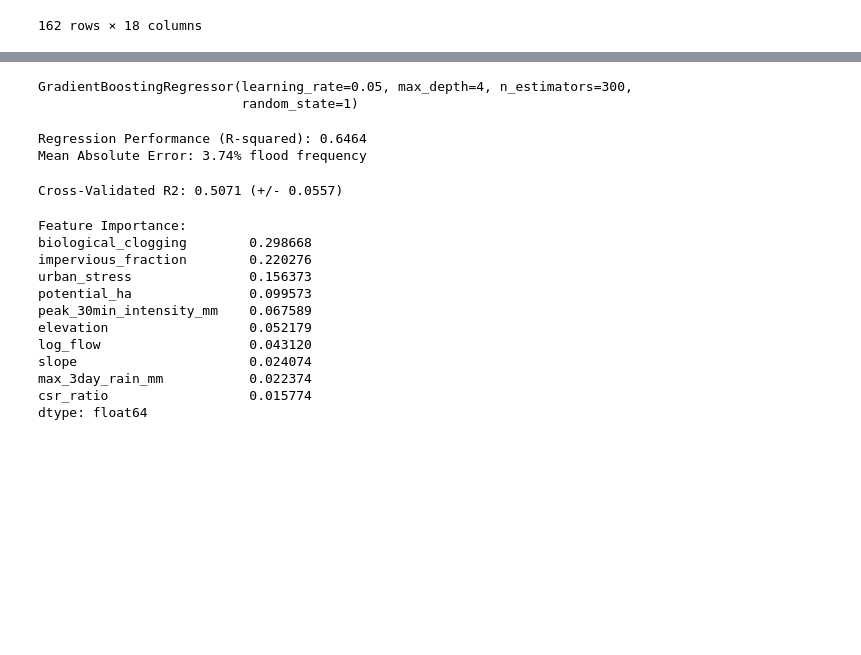
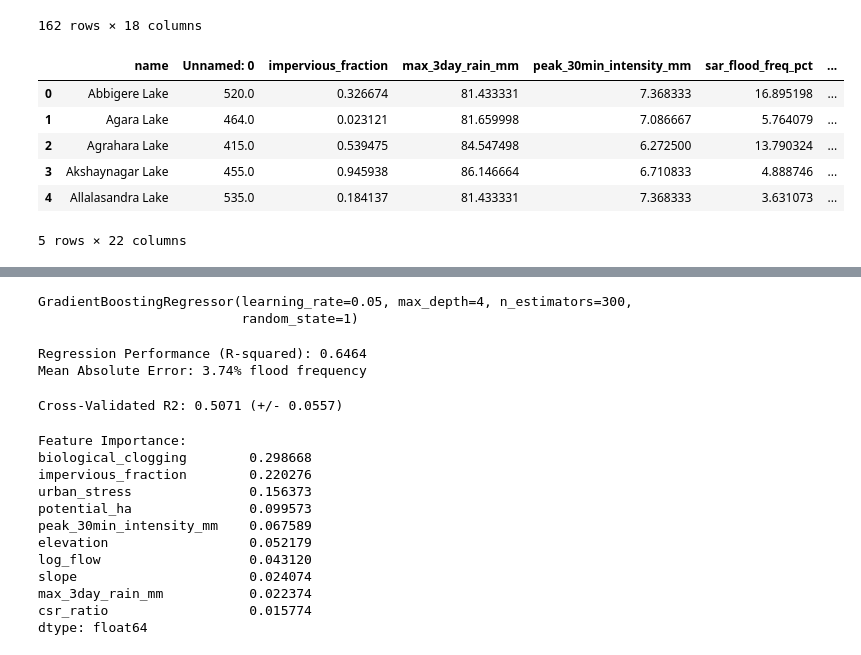
Before and after one commit to Tailapa/bengaluru_lakes, a Jupyter notebook: dashboard.ipynb, the cells around one changed output, grey strips where cells are left out. Drawn from its saved outputs; the diff is of its cells as text; code cells hidden in the pictures; blank space fills up the shorter version.

```diff
--- a/dashboard.ipynb
+++ b/dashboard.ipynb
@@ -30,4 +30,12 @@ mean_df
 162 rows × 18 columns
 # %%
 df_cords = pd.read_csv('data/lakes_dashboard.csv')
-df.head()
+df_cords.head()
+# %% [output]
+|  | name | Unnamed: 0 | impervious_fraction | max_3day_rain_mm | peak_30min_intensity_mm | sar_flood_freq_pct | ... |
+| 0 | Abbigere Lake | 520.0 | 0.326674 | 81.433331 | 7.368333 | 16.895198 | ... |
+| 1 | Agara Lake | 464.0 | 0.023121 | 81.659998 | 7.086667 | 5.764079 | ... |
+| 2 | Agrahara Lake | 415.0 | 0.539475 | 84.547498 | 6.272500 | 13.790324 | ... |
+| 3 | Akshaynagar Lake | 455.0 | 0.945938 | 86.146664 | 6.710833 | 4.888746 | ... |
+| 4 | Allalasandra Lake | 535.0 | 0.184137 | 81.433331 | 7.368333 | 3.631073 | ... |
+5 rows × 22 columns
```
Also changed, not shown: parts of 1 cell of this notebook, 1 other file.
